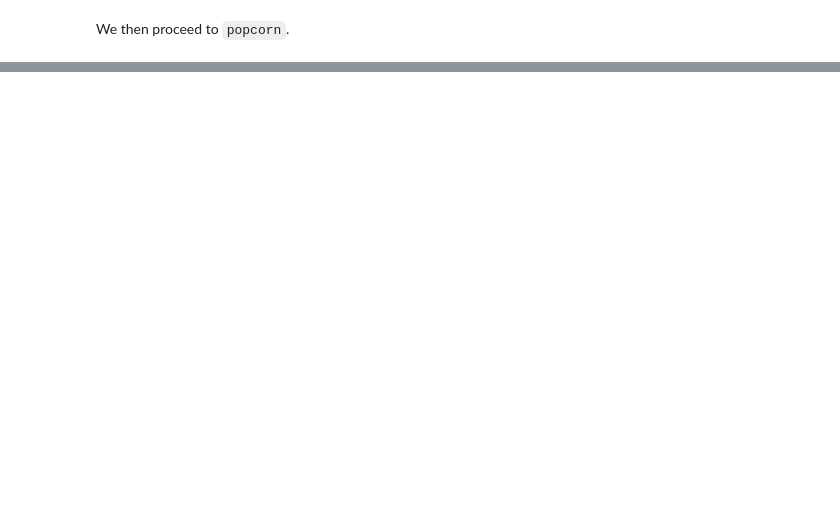
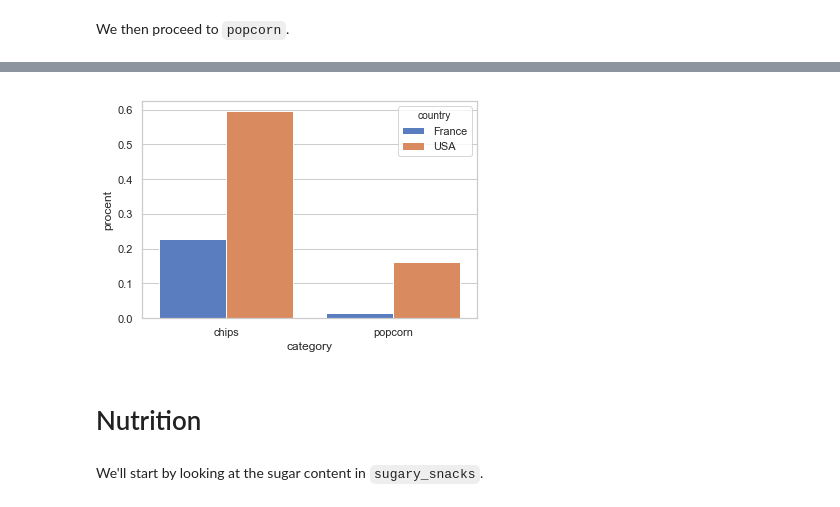
Before and after one commit to emmwel/ADAeda, a Jupyter notebook: Project/Snacks.ipynb, the cells around one changed output, grey strips where cells are left out. Cells and saved outputs as stored; diff of their text form; code cells hidden in the pictures; blank space fills up the shorter version.

```diff
--- a/Project/Snacks.ipynb
+++ b/Project/Snacks.ipynb
@@ -155,3 +198,10 @@ chips_usa = select_entries(salty_snacks_usa, ['chips', 'crisps'])
+# %%
+salty_snacks_distr = salty_snacks_distr.append(
+    pd.DataFrame([['chips', len(chips_france), 'France']], columns=['category', 'count', 'country'])
+)
+salty_snacks_distr = salty_snacks_distr.append(
+    pd.DataFrame([['chips', len(chips_usa), 'USA']], columns=['category', 'count', 'country'])
+)
 # %% [markdown]
 We then proceed to `popcorn`.
 # %%
@@ -180,0 +216,7 @@ popcorn_france
+# %%
+salty_snacks_distr = salty_snacks_distr.append(
+    pd.DataFrame([['popcorn', len(popcorn_france), 'France']], columns=['category', 'count', 'country'])
+)
+salty_snacks_distr = salty_snacks_distr.append(
+    pd.DataFrame([['popcorn', len(popcorn_usa), 'USA']], columns=['category', 'count', 'country'])
+)
@@ -180,0 +231,4 @@ popcorn_france
+# %%
+salty_snacks_distr['procent'] = salty_snacks_distr['count'].apply(
+    lambda x: x/salty_snacks_distr['count'].sum()
+)
@@ -180,0 +249,6 @@ popcorn_france
+# %%
+sns.set(style="whitegrid")
+
+g = sns.barplot(x='category', y="procent", hue="country", data=salty_snacks_distr, palette="muted")
+# %% [output]
+[figure, added]
@@ -180,0 +274,4 @@ popcorn_france
+# %% [markdown]
+# Nutrition
+# %% [markdown]
+We'll start by looking at the sugar content in `sugary_snacks`.
```
Also changed, not shown: parts of 44 cells of this notebook.
